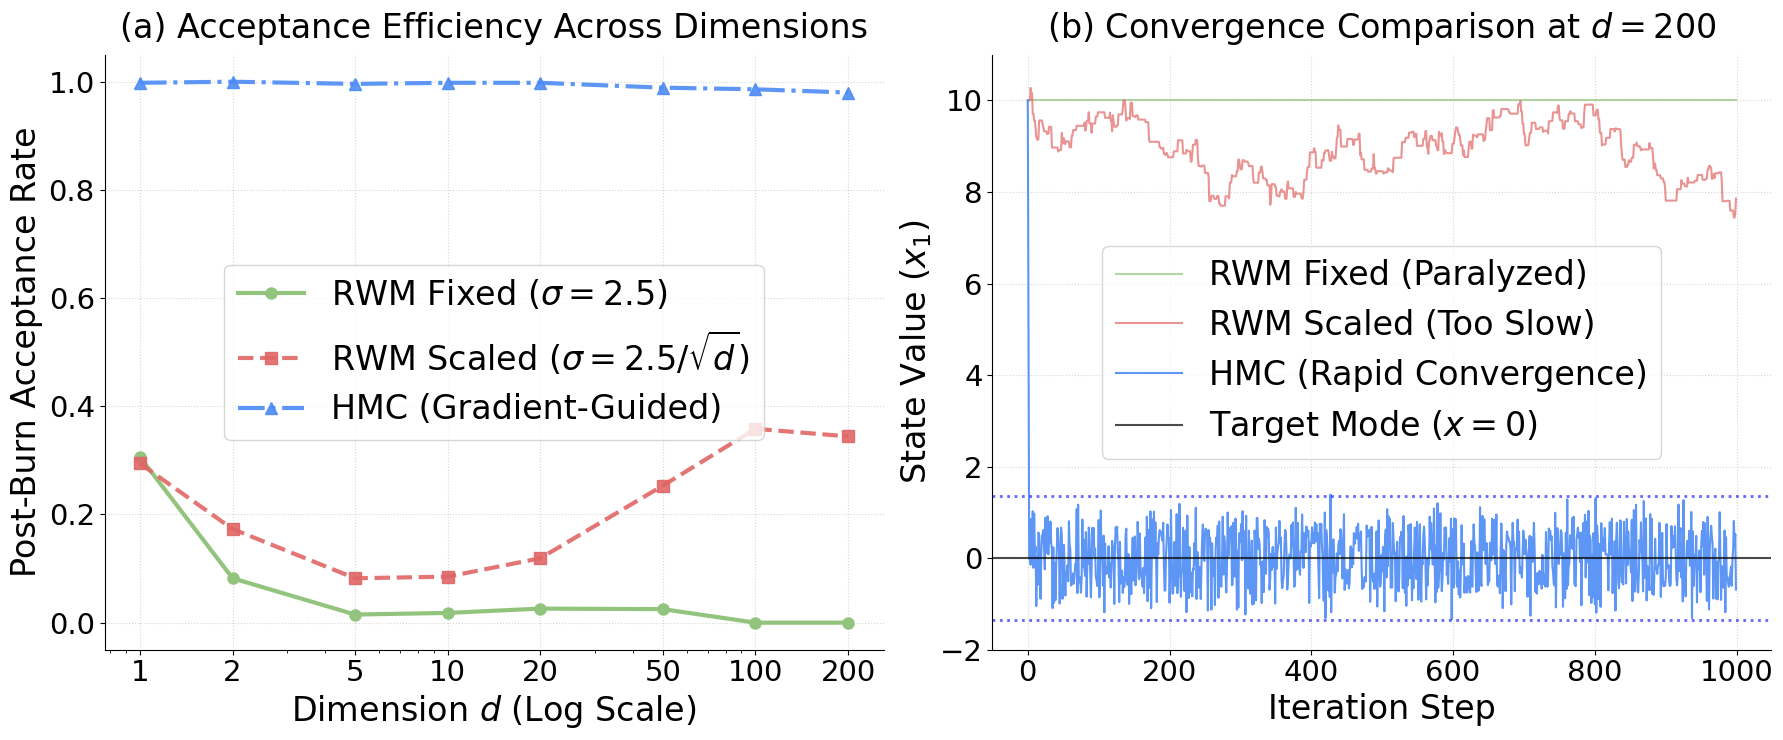
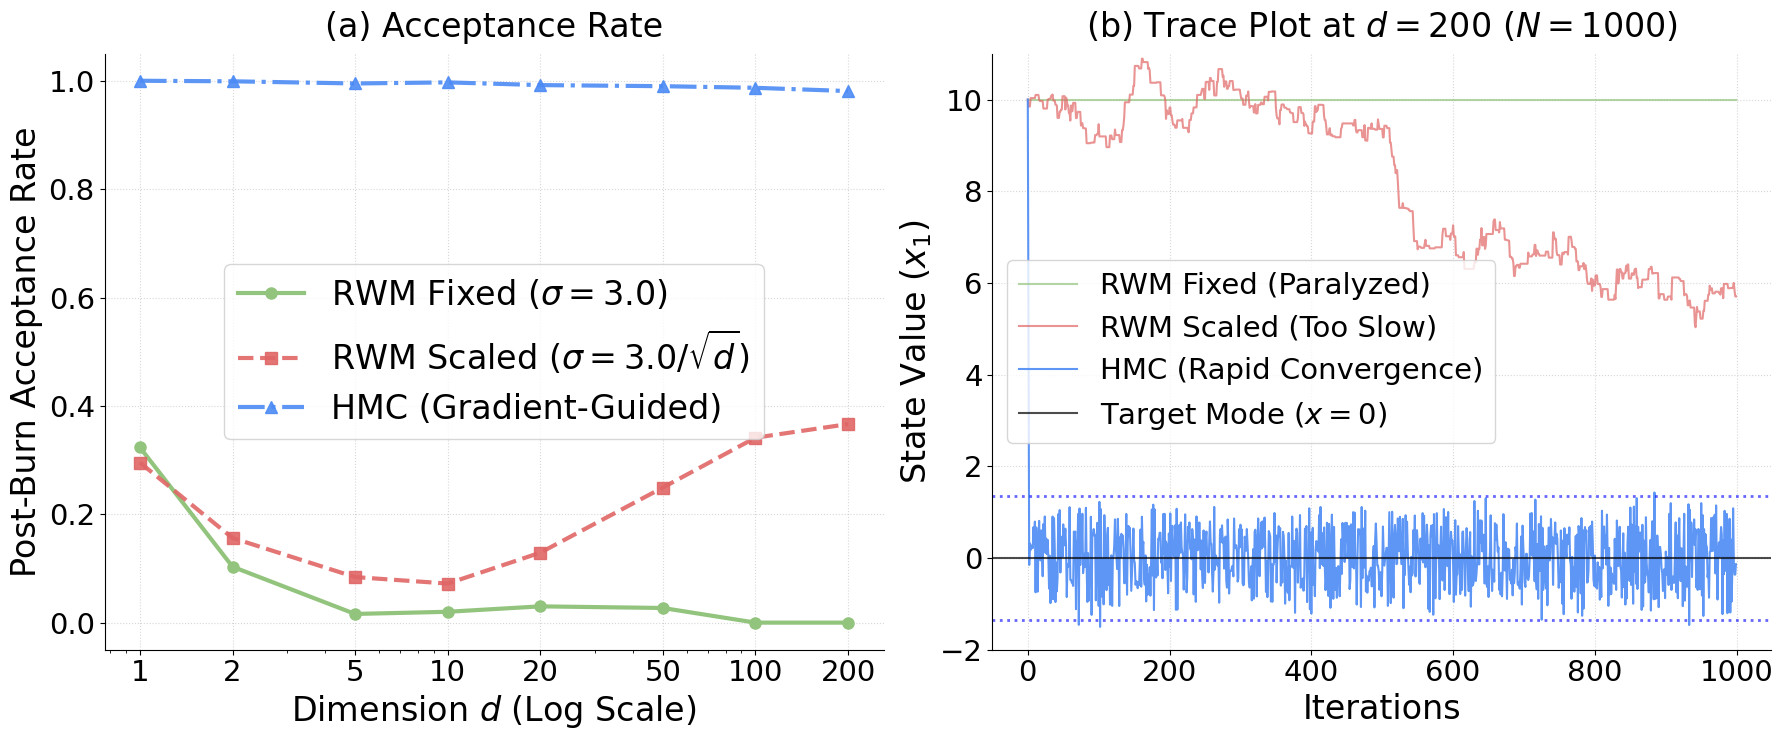
Unified diff of the notebook cell whose output changed from the first chart to the second:
--- before
+++ after
@@ -48,7 +48,7 @@
 # --- 3. SUBPLOT 1 (Left): Post-Burn Acceptance Rate Scaling Comparison ---
 ax1.plot(dims, rates_fixed, marker='o', linewidth=3.0, markersize=8,
-         color="#93C47D", label=r"RWM Fixed ($\sigma = 2.5$)")
+         color="#93C47D", label=r"RWM Fixed ($\sigma = 3.0$)")
 ax1.plot(dims, rates_scaled, marker='s', linestyle='--', linewidth=3.0, markersize=8,
-         color="#E06666", alpha=0.9, label=r"RWM Scaled ($\sigma = 2.5 / \sqrt{d}$)")
+         color="#E06666", alpha=0.9, label=r"RWM Scaled ($\sigma = 3.0 / \sqrt{d}$)")
 ax1.plot(dims, rates_hmc, marker='^', linestyle='-.', linewidth=3.0, markersize=8,
          color="#4C8BF5", alpha=0.9, label="HMC (Gradient-Guided)")
@@ -57,5 +57,5 @@
 ax1.set_xticks(dims)
 ax1.set_xticklabels([str(d) for d in dims])
-ax1.set_title("(a) Acceptance Efficiency Across Dimensions", fontsize=font_size, pad=12)
+ax1.set_title("(a) Acceptance Rate", fontsize=font_size, pad=12)
 ax1.set_xlabel(r"Dimension $d$ (Log Scale)", fontsize=font_size)
 ax1.set_ylabel("Post-Burn Acceptance Rate", fontsize=font_size)
@@ -80,11 +80,11 @@
 ax2.axhline(-1.35, color="blue", linestyle=":", linewidth=2, alpha=0.6)
 
-ax2.set_title(f"(b) Convergence Comparison at $d = {max_d}$", fontsize=font_size, pad=12)
-ax2.set_xlabel("Iteration Step", fontsize=font_size)
+ax2.set_title(f"(b) Trace Plot at $d = {max_d}$ ($N = {N}$)", fontsize=font_size, pad=12)
+ax2.set_xlabel("Iterations", fontsize=font_size)
 ax2.set_ylabel(r"State Value ($x_1$)", fontsize=font_size)
 ax2.set_ylim(-2, 11) 
 ax2.tick_params(axis='both', labelsize=font_size - 3)
 ax2.grid(True, linestyle=":", alpha=0.5)
-ax2.legend(fontsize=font_size, frameon=True, loc="center")
+ax2.legend(fontsize=font_size-3, frameon=True, loc="center left")
 ax2.spines['top'].set_visible(False)
 ax2.spines['right'].set_visible(False)

Commit: Change